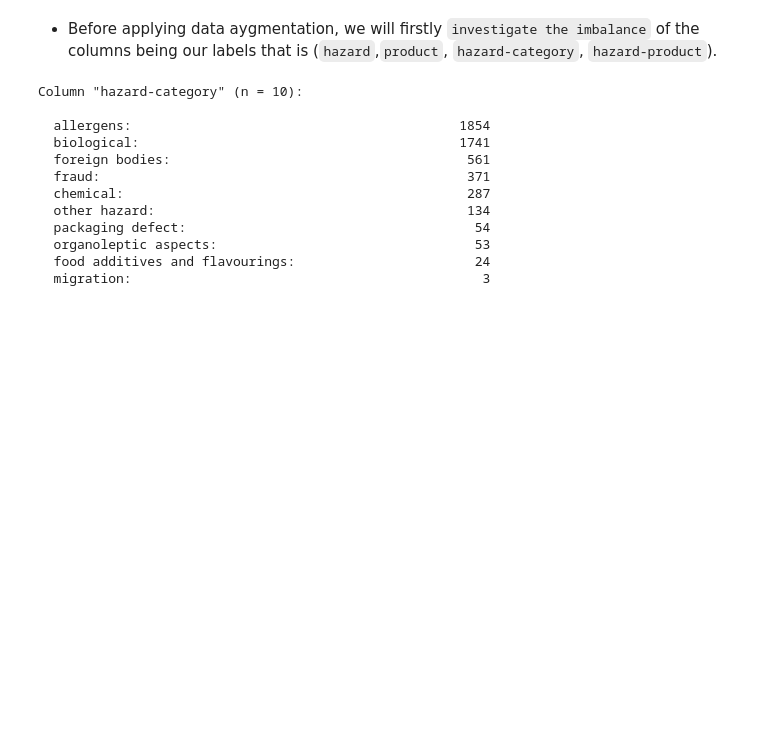
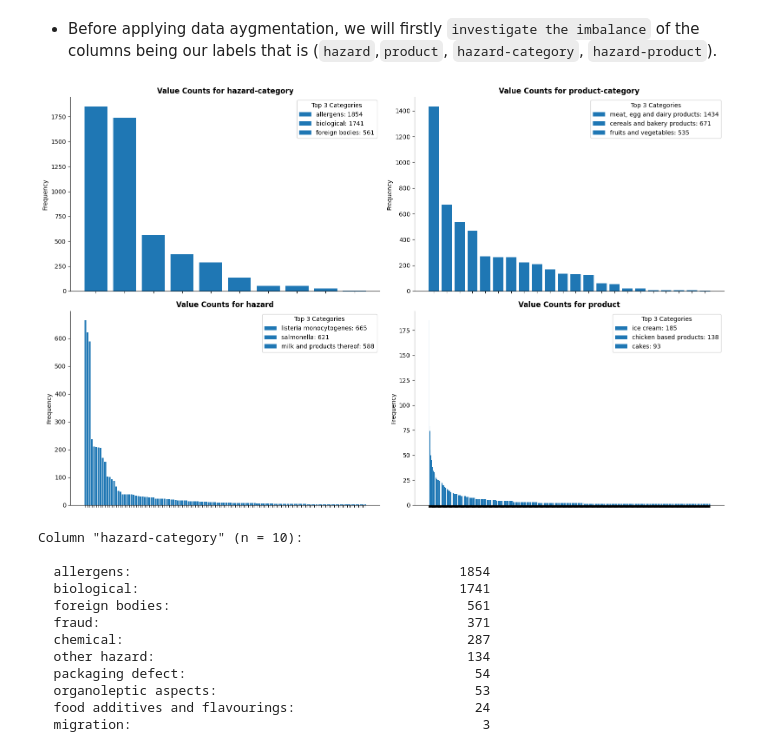
Before and after one commit to e-panourgia/Data-Science-Projects, a Jupyter notebook: data-preprocess-augmented.ipynb, the cells around one changed output. Saved outputs shown, nothing was run; the diff lists cells and outputs as text; code cells hidden in the pictures; blank space fills up the shorter version.

Commit message:
Add voting approach and plot for imbalance plots

```diff
--- a/data-preprocess-augmented.ipynb
+++ b/data-preprocess-augmented.ipynb
@@ -162,6 +161,66 @@ def print_column(incidents: pd.DataFrame, column: str, num_examples: int = 10):
     # Print the top `num_examples` unique values and their counts.
     for v, n in zip(values[:num_examples], counts[:num_examples]):
         print(f'  {v}:{" "*(50-len(v))}{n:5d}')
+# %%
+# overall plot for the overall view.
+def print_column(data, col1, col2, col3, col4):
+    """
+    Print plots of the value counts for four specified columns in a DataFrame, arranged in two rows.
+    X-axis labels are removed from all plots, upper and right axes are removed from all plots, titles are made bold,
+    and a legend is added to each plot showing the names and frequencies of the top three categories individually in the upper right.
+
+    Args:
+        data: pandas DataFrame containing the dataset.
+        col1, col2, col3, col4: names of the columns to plot.
+
+    """
+    # Setup the figure and axes
+    fig, axs = plt.subplots(2, 2, figsize=(16, 10))  # Adjust size to your needs
+
+    # Flatten the axis array for easy iteration
+    axs = axs.flatten()
+
+    # List of columns
+    columns = [col1, col2, col3, col4]
+
+    for i, ax in enumerate(axs):
+        col = columns[i]
+        # Calculate the value counts
+        value_counts = data[col].value_counts()
+
+        # Sort the value counts and extract the top three for the legend
+        top_three = value_counts.nlargest(3)
+
+        # Create the bar plot on the specified axis
+        bars = ax.bar(value_counts.index.astype(str), value_counts.values)
+
+        # Set plot title and labels
+        ax.set_title(f'Value Counts for {col}', fontweight='bold')
+        ax.set_ylabel('Frequency')
+
+        # Remove upper and right axes
+        ax.spines['top'].set_visible(False)
+        ax.spines['right'].set_visible(False)
+
+        # Remove x-axis labels for all plots
+        ax.set_xticklabels([])
+
+        # Adding a legend for the top three categories with frequencies
+        # Create a separate bar (legend entry) for each of the top three categories
+        for idx, (category, count) in enumerate(top_three.items()):
+            ax.bar([], [], label=f'{category}: {count}', color='none')
+
+        # Display the legend in the upper right
+        ax.legend(title="Top 3 Categories", loc='upper right')
+
+    # Tight layout to improve the spacing and layout of the plots
+    plt.tight_layout()
+    plt.show()
+
+# Example usage, assuming 'data' is your DataFrame
+print_column(data, 'hazard-category', 'product-category', 'hazard', 'product')
+# %% [output]
+[figure, added]
 # %%
 print_column(data, 'hazard-category')
 # %% [output]
```
Also changed, not shown: parts of 2 cells of this notebook.
